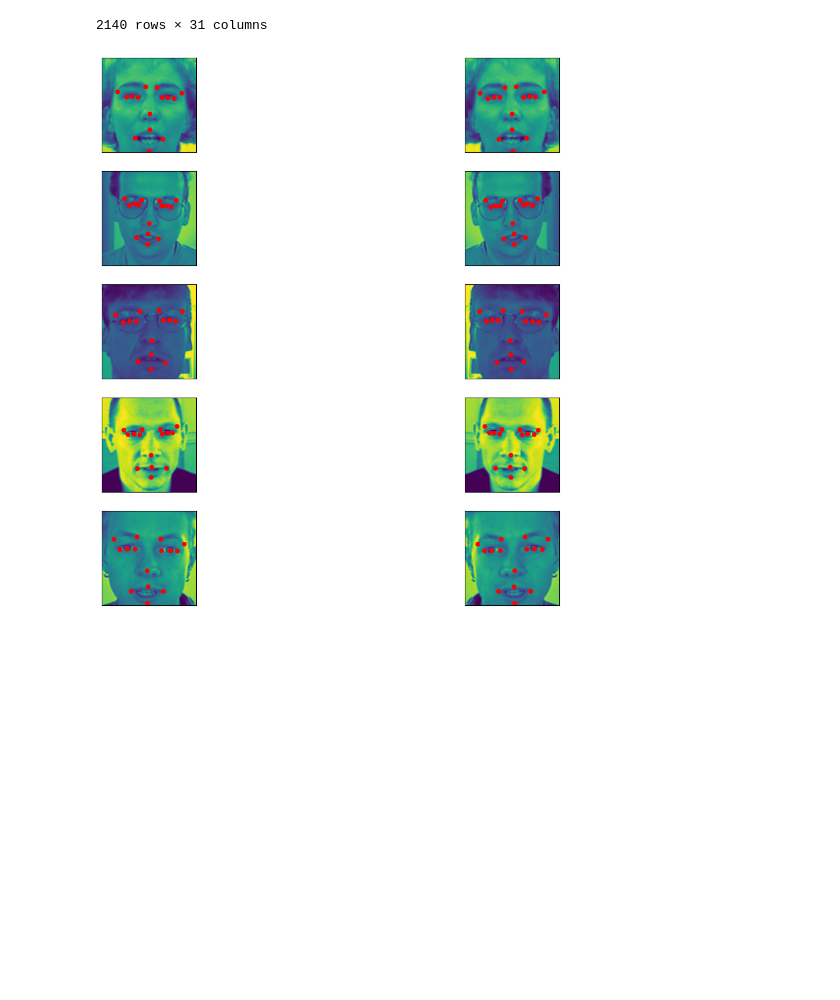
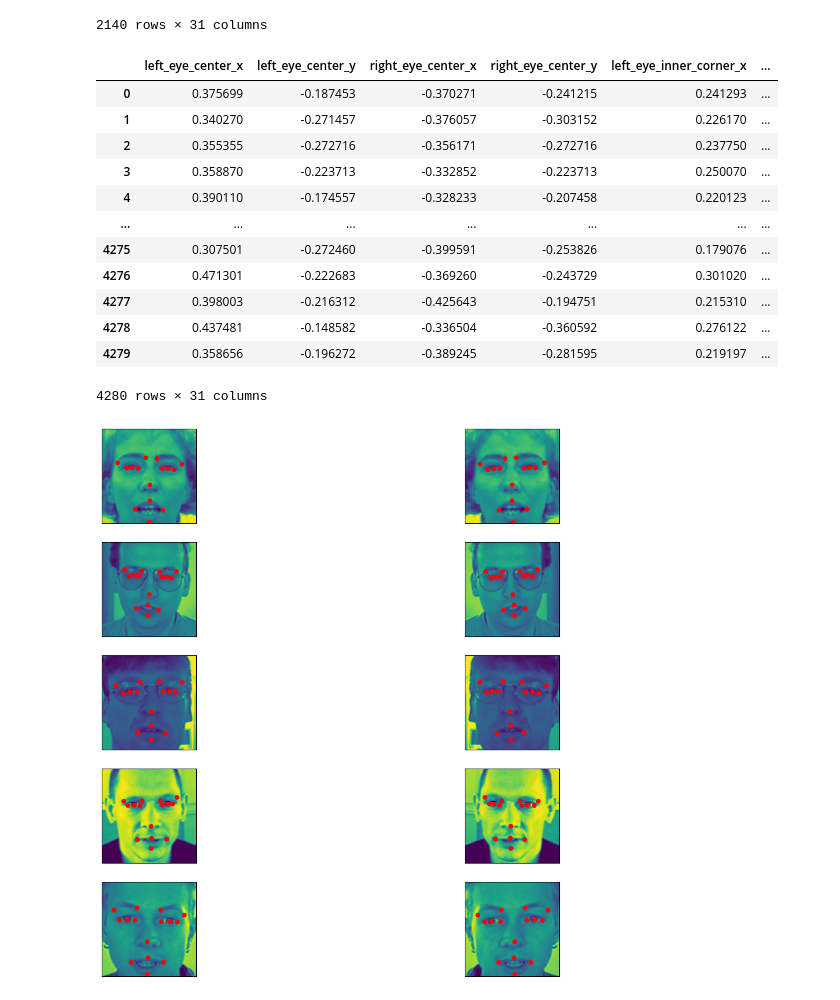
Before and after one commit to PioRow/WTUM_2024_zespol_4, a Jupyter notebook: DataAnalisys.ipynb, the cells around one changed output. Cells and saved outputs as stored; diff of their text form; code cells hidden in the pictures; blank space fills up the shorter version.

```diff
--- a/DataAnalisys.ipynb
+++ b/DataAnalisys.ipynb
@@ -179,6 +212,22 @@ Merged=pd.concat([df,df2],ignore_index=True)
 Merged.to_csv("Data/EditedData.csv.gz",index=False,compression='gzip')
 # %%
 OpenTest=pd.read_csv("Data/EditedData.csv.gz")
+# %%
+OpenTest
+# %% [output]
+|  | left_eye_center_x | left_eye_center_y | right_eye_center_x | right_eye_center_y | left_eye_inner_corner_x | ... |
+| 0 | 0.375699 | -0.187453 | -0.370271 | -0.241215 | 0.241293 | ... |
+| 1 | 0.340270 | -0.271457 | -0.376057 | -0.303152 | 0.226170 | ... |
+| 2 | 0.355355 | -0.272716 | -0.356171 | -0.272716 | 0.237750 | ... |
+| 3 | 0.358870 | -0.223713 | -0.332852 | -0.223713 | 0.250070 | ... |
+| 4 | 0.390110 | -0.174557 | -0.328233 | -0.207458 | 0.220123 | ... |
+| ... | ... | ... | ... | ... | ... | ... |
+| 4275 | 0.307501 | -0.272460 | -0.399591 | -0.253826 | 0.179076 | ... |
+| 4276 | 0.471301 | -0.222683 | -0.369260 | -0.243729 | 0.301020 | ... |
+| 4277 | 0.398003 | -0.216312 | -0.425643 | -0.194751 | 0.215310 | ... |
+| 4278 | 0.437481 | -0.148582 | -0.336504 | -0.360592 | 0.276122 | ... |
+| 4279 | 0.358656 | -0.196272 | -0.389245 | -0.281595 | 0.219197 | ... |
+4280 rows × 31 columns
 # %%
 Images=OpenTest["Image"]
 fig = plt.figure(figsize=(15,15))
```
Also changed, not shown: parts of 5 cells of this notebook.
